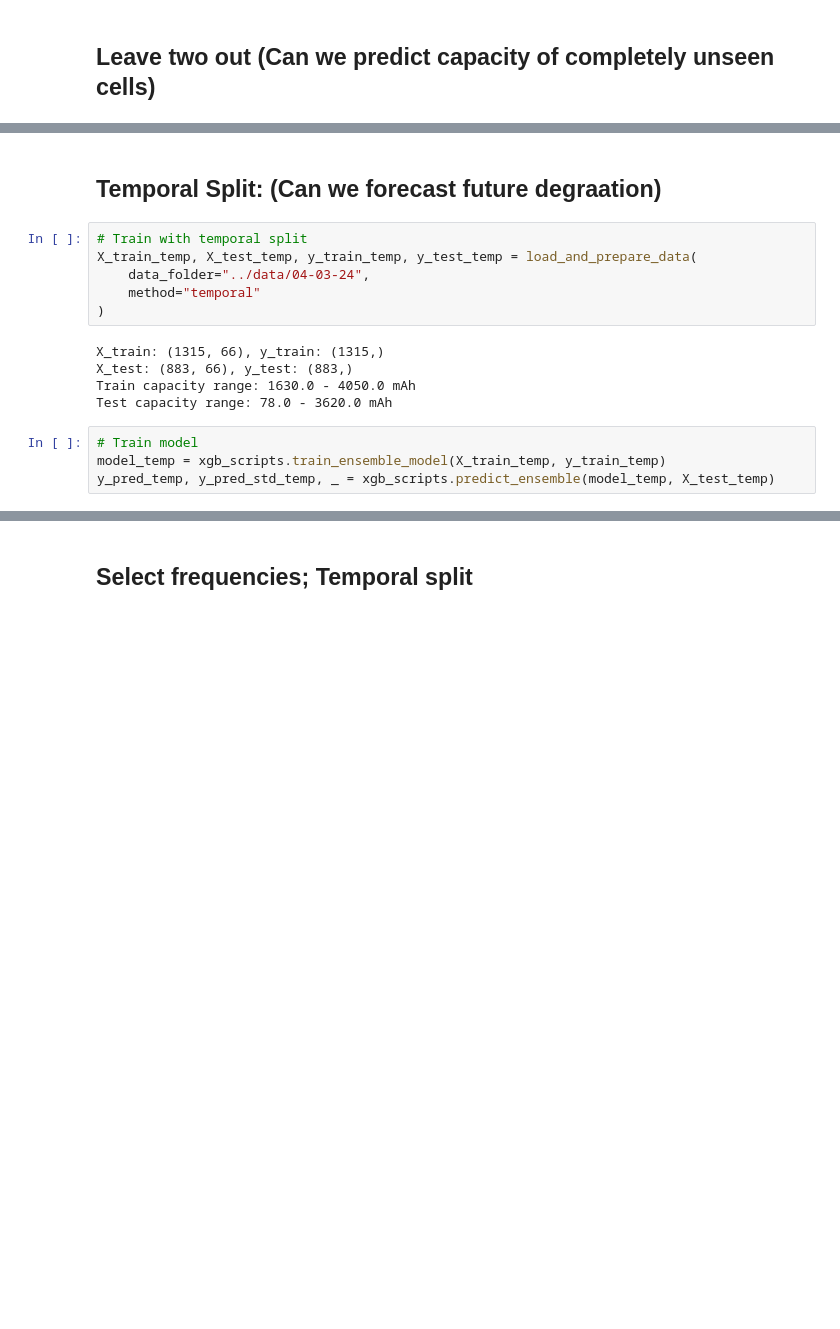
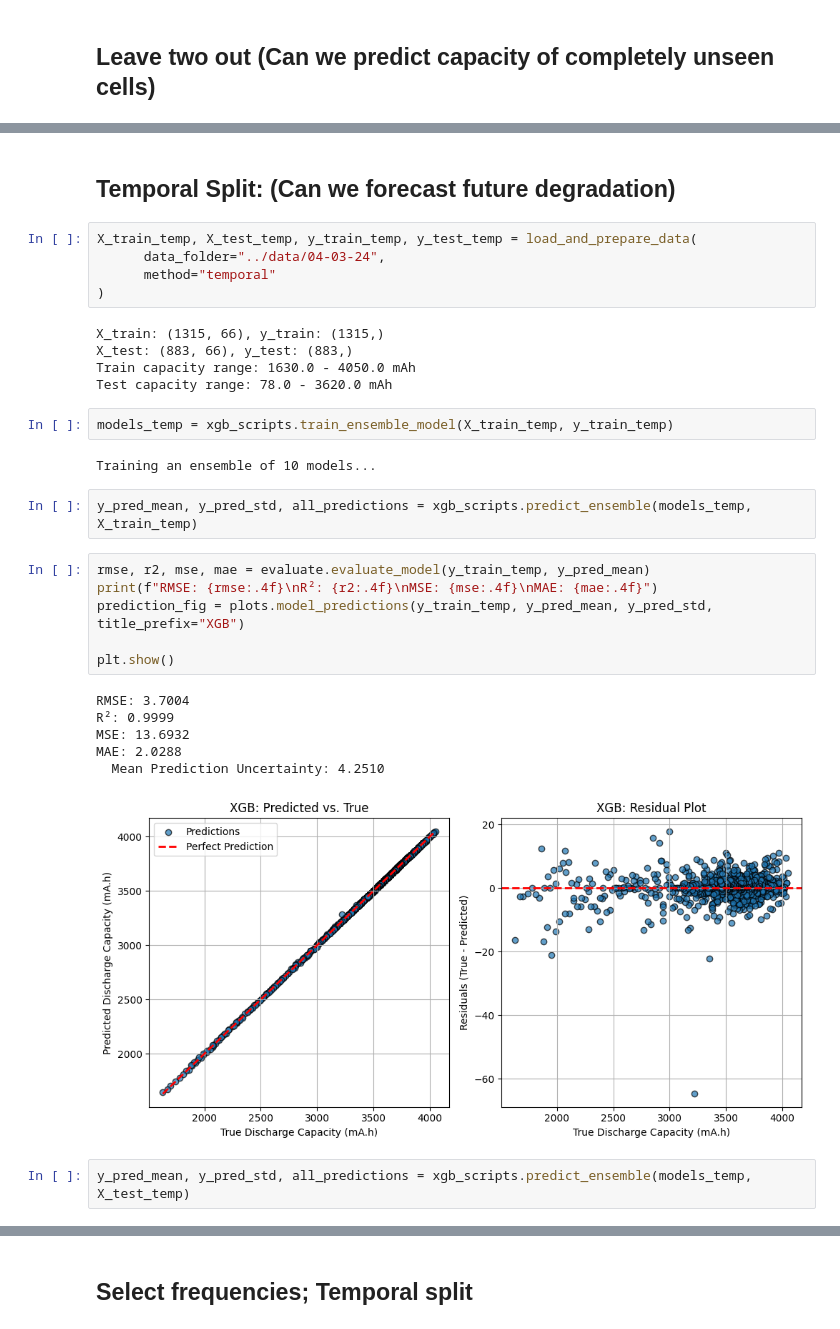
Before and after one commit to NithinJakrebet/eis-ml, a Jupyter notebook: notebooks/gradient_boosting.ipynb, the cells around one changed output, grey strips where cells are left out. Drawn from its saved outputs; the diff is of its cells as text; blank space fills up the shorter version.

```diff
--- a/notebooks/gradient_boosting.ipynb
+++ b/notebooks/gradient_boosting.ipynb
@@ -49,21 +73,37 @@ print("Saved: models/xgb_LOSO.pkl")
 # %% [output]
 Saved: models/xgb_LOSO.pkl
 # %% [markdown]
-## Temporal Split: (Can we forecast future degraation)
+## Temporal Split: (Can we forecast future degradation)
 # %%
-# Train with temporal split
 X_train_temp, X_test_temp, y_train_temp, y_test_temp = load_and_prepare_data(
-    data_folder="../data/04-03-24",
-    method="temporal"
+      data_folder="../data/04-03-24",
+      method="temporal"
 )
 # %% [output]
 X_train: (1315, 66), y_train: (1315,)
 X_test: (883, 66), y_test: (883,)
 Train capacity range: 1630.0 - 4050.0 mAh
 Test capacity range: 78.0 - 3620.0 mAh
-# %%
-# Train model
-model_temp = xgb_scripts.train_ensemble_model(X_train_temp, y_train_temp)
-y_pred_temp, y_pred_std_temp, _ = xgb_scripts.predict_ensemble(model_temp, X_test_temp)
+# %%
+models_temp = xgb_scripts.train_ensemble_model(X_train_temp, y_train_temp)
+# %% [output]
+Training an ensemble of 10 models...
+# %%
+y_pred_mean, y_pred_std, all_predictions = xgb_scripts.predict_ensemble(models_temp, X_train_temp)
+# %%
+rmse, r2, mse, mae = evaluate.evaluate_model(y_train_temp, y_pred_mean)
+print(f"RMSE: {rmse:.4f}\nR²: {r2:.4f}\nMSE: {mse:.4f}\nMAE: {mae:.4f}")
+prediction_fig = plots.model_predictions(y_train_temp, y_pred_mean, y_pred_std, title_prefix="XGB")
+
+plt.show()
+# %% [output]
+RMSE: 3.7004
+R²: 0.9999
+MSE: 13.6932
+MAE: 2.0288
+  Mean Prediction Uncertainty: 4.2510
+[figure, added]
+# %%
+y_pred_mean, y_pred_std, all_predictions = xgb_scripts.predict_ensemble(models_temp, X_test_temp)
 # %%
 # Evaluate
```
Also changed, not shown: parts of 13 cells of this notebook, 20 other files.
